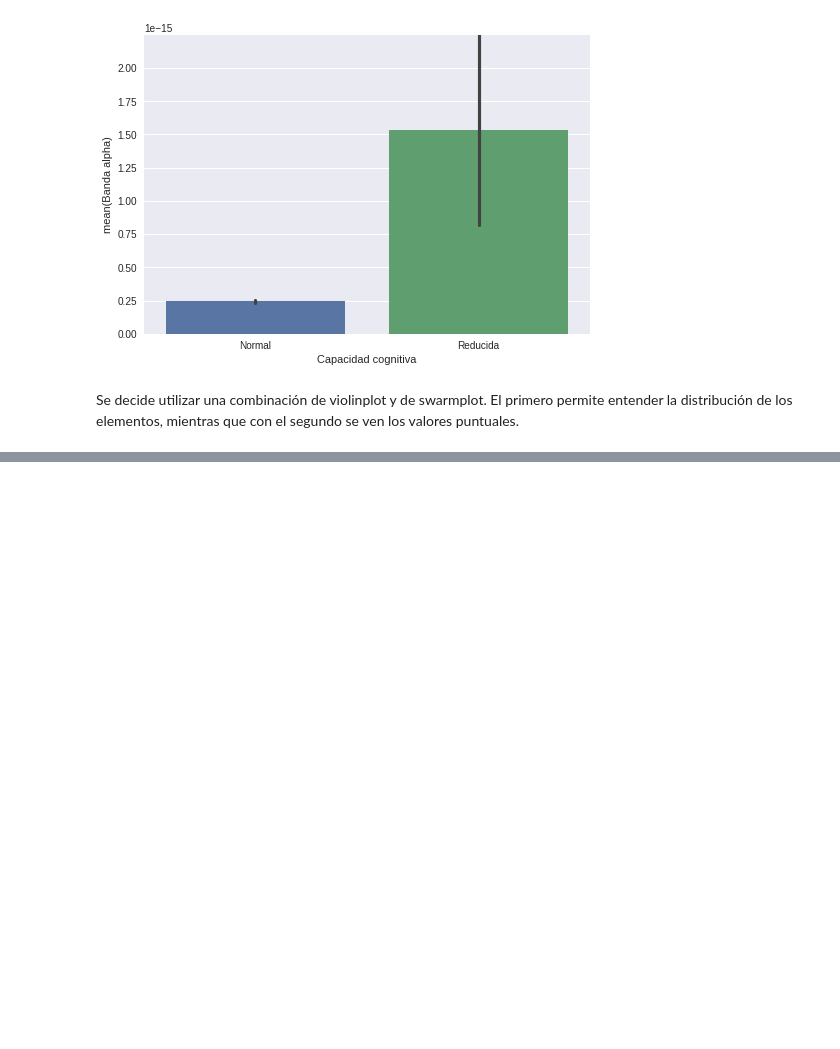
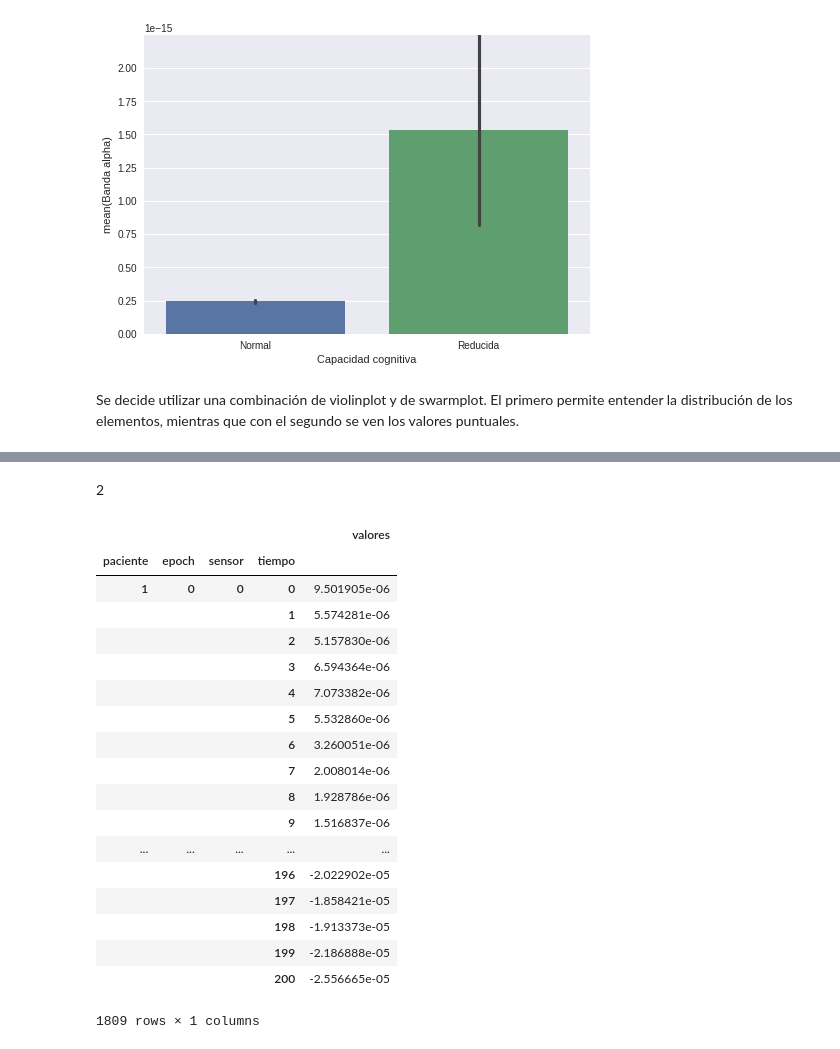
Before and after one commit to BrianBohe/DataScienceCourse, a Jupyter notebook: tp2/resolucion.ipynb, the cells around one changed output, grey strips where cells are left out. Saved outputs shown, nothing was run; the diff lists cells and outputs as text; code cells hidden in the pictures; blank space fills up the shorter version.

```diff
--- a/tp2/resolucion.ipynb
+++ b/tp2/resolucion.ipynb
@@ -180,0 +255,25 @@ Análisis comparativo para las distintas bandas:
+# %% [markdown]
+2
+# %%
+df_reducido = pacientes_P[0].loc[1,:2,:2,:]
+df_reducido
+# %% [output]
+|  |  |  |  | valores |
+| paciente | epoch | sensor | tiempo |  |
+| 1 | 0 | 0 | 0 | 9.501905e-06 |
+|  |  |  | 1 | 5.574281e-06 |
+|  |  |  | 2 | 5.157830e-06 |
+|  |  |  | 3 | 6.594364e-06 |
+|  |  |  | 4 | 7.073382e-06 |
+|  |  |  | 5 | 5.532860e-06 |
+|  |  |  | 6 | 3.260051e-06 |
+|  |  |  | 7 | 2.008014e-06 |
+|  |  |  | 8 | 1.928786e-06 |
+|  |  |  | 9 | 1.516837e-06 |
+| ... | ... | ... | ... | ... |
+|  |  |  | 196 | -2.022902e-05 |
+|  |  |  | 197 | -1.858421e-05 |
+|  |  |  | 198 | -1.913373e-05 |
+|  |  |  | 199 | -2.186888e-05 |
+|  |  |  | 200 | -2.556665e-05 |
+1809 rows × 1 columns
```
Also changed, not shown: parts of 8 cells of this notebook, 1 other file.
